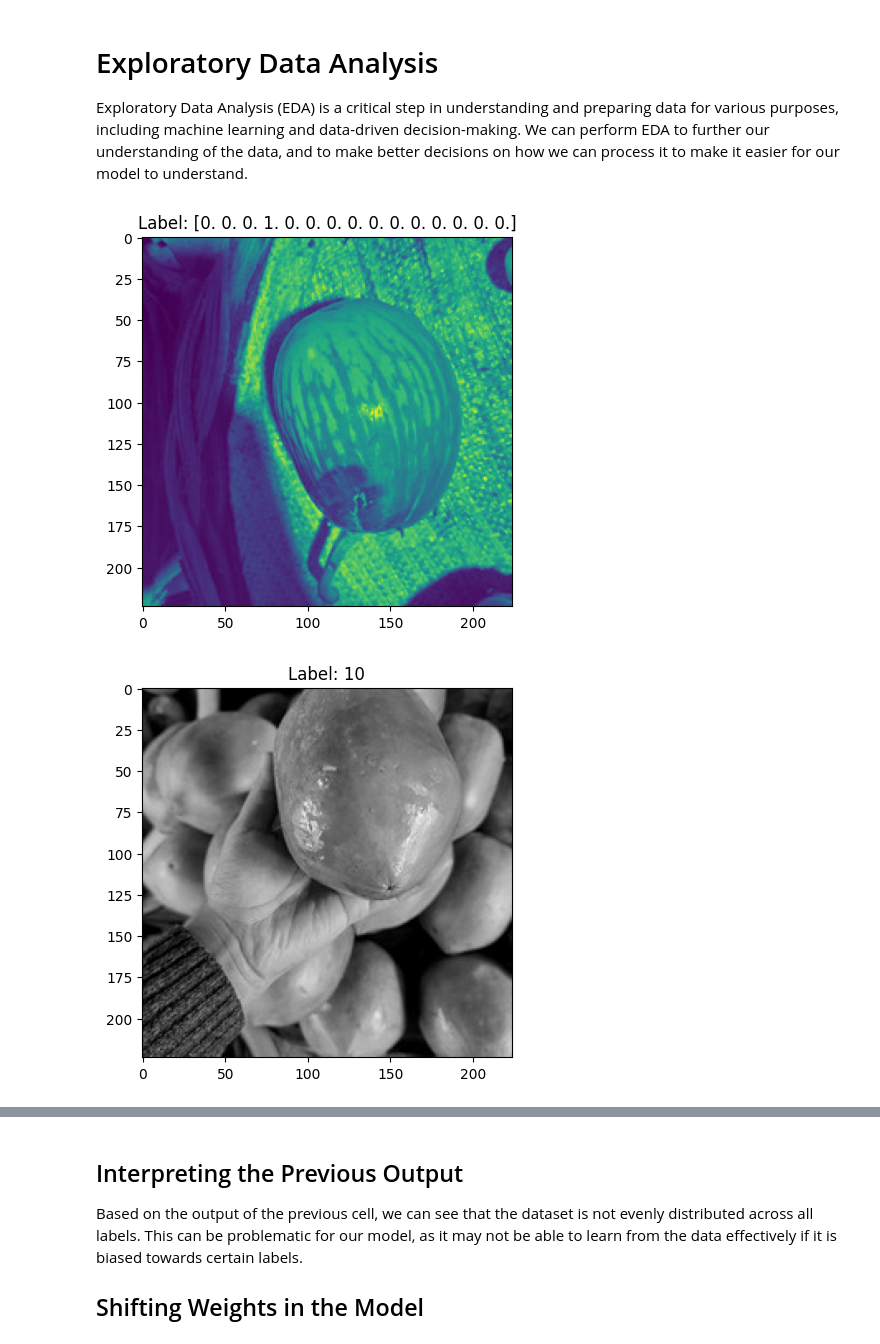
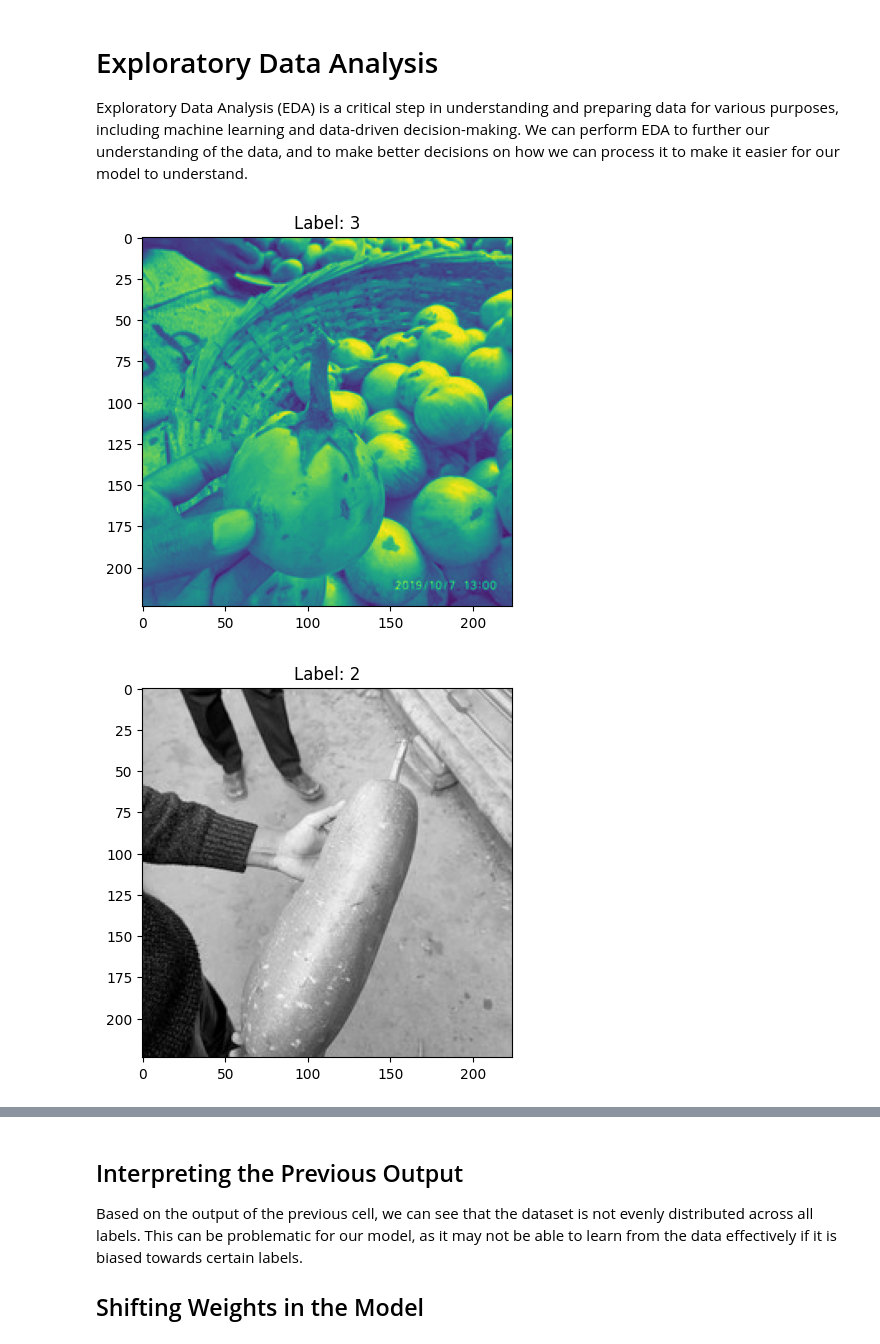
Before and after one commit to Grobbina/DELE, a Jupyter notebook: CNN.ipynb, the cells around one changed output, grey strips where cells are left out. Saved outputs shown, nothing was run; the diff lists cells and outputs as text; code cells hidden in the pictures.

Commit message:
Fixed data issue
Model can learn properly now

```diff
--- a/CNN.ipynb
+++ b/CNN.ipynb
@@ -12,10 +14,10 @@ from keras import models, layers
 # %% [markdown]
 # Background Research
 # %%
-train = tf.keras.utils.image_dataset_from_directory(
+train_data = tf.keras.utils.image_dataset_from_directory(
     'test/train/',
     labels='inferred',
-    label_mode='categorical',
+    label_mode='int',
     class_names=None,
     color_mode='grayscale',
     batch_size=32,
@@ -30,7 +32,7 @@ train = tf.keras.utils.image_dataset_from_directory(
 # %% [output]
 Found 9028 files belonging to 15 classes.
 # %%
-validation = tf.keras.utils.image_dataset_from_directory(
+validation_data = tf.keras.utils.image_dataset_from_directory(
     'test/validation/',
     labels='inferred',
     label_mode='int',
@@ -48,7 +50,7 @@ validation = tf.keras.utils.image_dataset_from_directory(
 # %% [output]
 Found 3000 files belonging to 15 classes.
 # %%
-test = tf.keras.utils.image_dataset_from_directory(
+test_data = tf.keras.utils.image_dataset_from_directory(
     'test/test/',
     labels='inferred',
     label_mode='int',
@@ -72,25 +74,25 @@ Exploratory Data Analysis (EDA) is a critical step in understanding and preparin
 # %%
 #sample to check if the data is loaded correctly
 
-for batch in train.take(1):
+for batch in train_data.take(1):
     plt.figure()
     plt.imshow(batch[0][0])
     plt.title(f"Label: {batch[1][0]}")
     plt.show()
 
 
-for batch in test.take(1):
+for batch in test_data.take(1):
     plt.figure()
     plt.imshow(batch[0][0], cmap='gray')
     plt.title(f"Label: {batch[1][0]}")
     plt.show()
 
 
-for batch in validation.take(1):
+for batch in validation_data.take(1):
     plt.figure()
     plt.imshow(batch[0][0], cmap='gray')
     plt.title(f"Label: {batch[1][0]}")
     plt.show()
 # %% [output]
-[figure, old version]
+[figure, new version]
-[figure, old version]
+[figure, new version]
```
Also changed, not shown: parts of 16 cells of this notebook.
